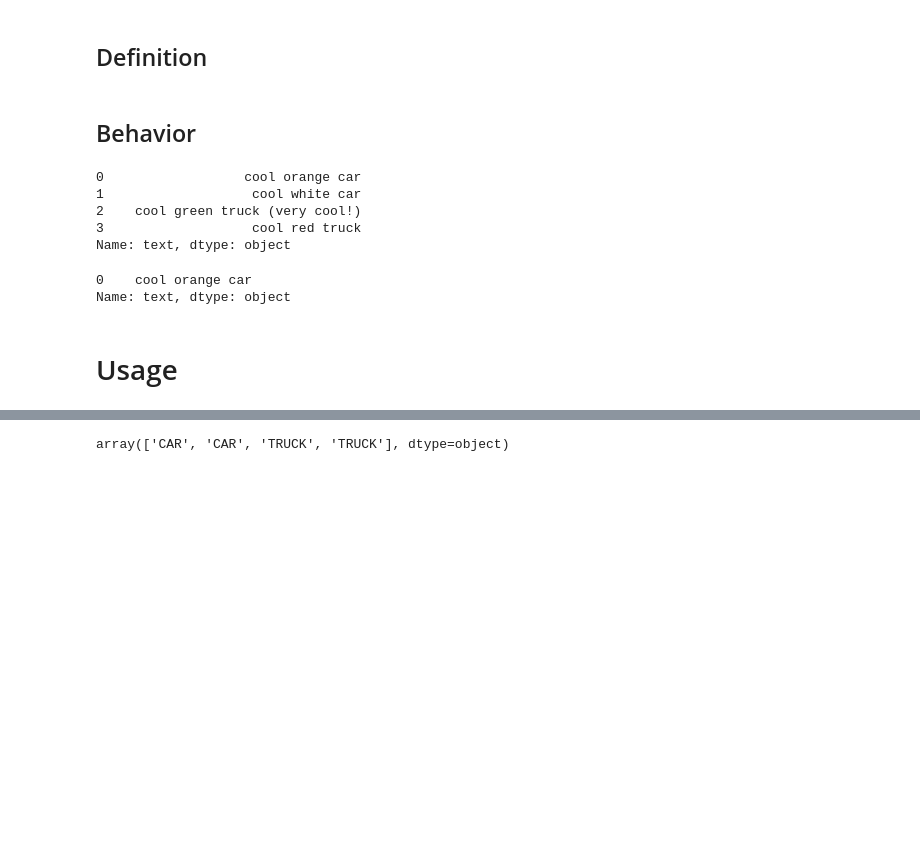
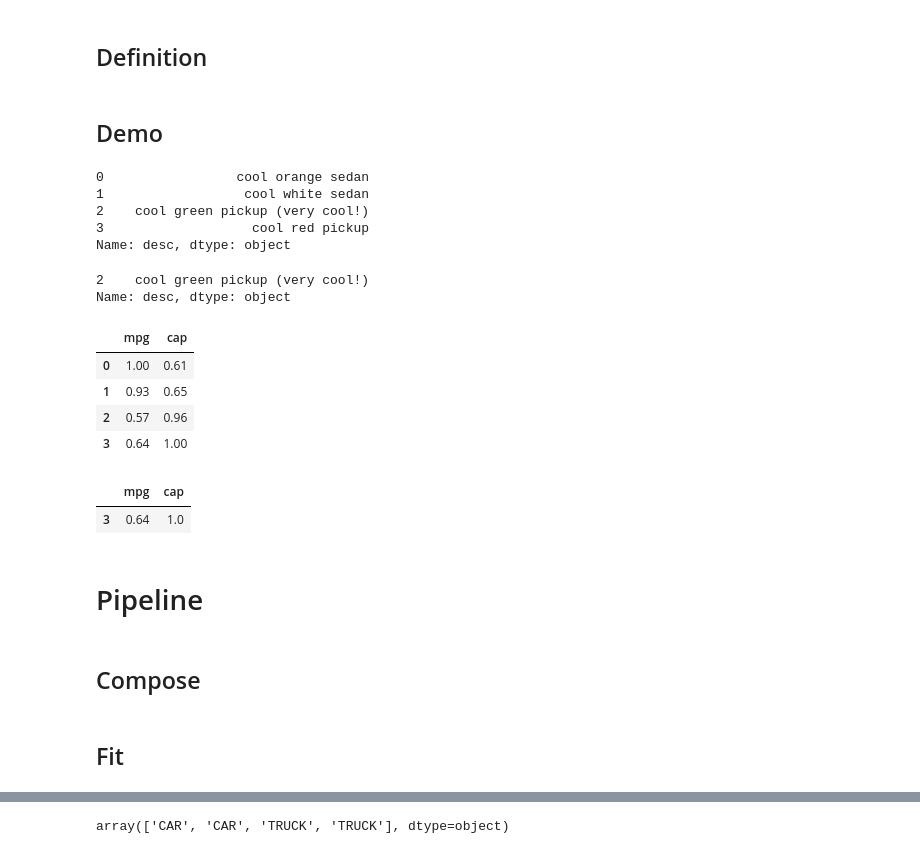
Before and after one commit to yarki/examples, a Jupyter notebook: pipelines_with_pandas.ipynb, the cells around one changed output, grey strips where cells are left out. Saved outputs shown, nothing was run; the diff lists cells and outputs as text; code cells hidden in the pictures; blank space fills up the shorter version.

```diff
--- a/pipelines_with_pandas.ipynb
+++ b/pipelines_with_pandas.ipynb
@@ -73,20 +80,35 @@ class ColumnSelector(BaseEstimator, TransformerMixin):
 # %% [markdown]
-## Behavior
+## Demo
 # %%
-ColumnSelector('text').transform(train_df)
+ColumnSelector('desc').transform(train_df)
 # %% [output]
-0                  cool orange car
-1                   cool white car
-2    cool green truck (very cool!)
-3                   cool red truck
-Name: text, dtype: object
+0                 cool orange sedan
+1                  cool white sedan
+2    cool green pickup (very cool!)
+3                   cool red pickup
+Name: desc, dtype: object
 # %%
-ColumnSelector('text').transform(train_df.iloc[0])
+ColumnSelector('desc').transform(train_df.iloc[2])
 # %% [output]
-0    cool orange car
-Name: text, dtype: object
+2    cool green pickup (very cool!)
+Name: desc, dtype: object
+# %%
+ColumnSelector(['mpg', 'cap']).transform(train_df)
+# %% [output]
+|  | mpg | cap |
+| 0 | 1.00 | 0.61 |
+| 1 | 0.93 | 0.65 |
+| 2 | 0.57 | 0.96 |
+| 3 | 0.64 | 1.00 |
+# %%
+ColumnSelector(['mpg', 'cap']).transform(train_df.iloc[3])
+# %% [output]
+|  | mpg | cap |
+| 3 | 0.64 | 1.0 |
 # %% [markdown]
-# Usage
+# Pipeline
+# %% [markdown]
+## Compose
 # %%
 model = Pipeline([
     ('vec', FeatureUnion([
@@ -105,5 +130,7 @@ model = Pipeline([
     ('clf', LogisticRegression())
 ])
+# %% [markdown]
+## Fit
 # %%
 model.fit(train_df, train_df.label)
 # %% [output]
```
Also changed, not shown: parts of 14 cells of this notebook.
